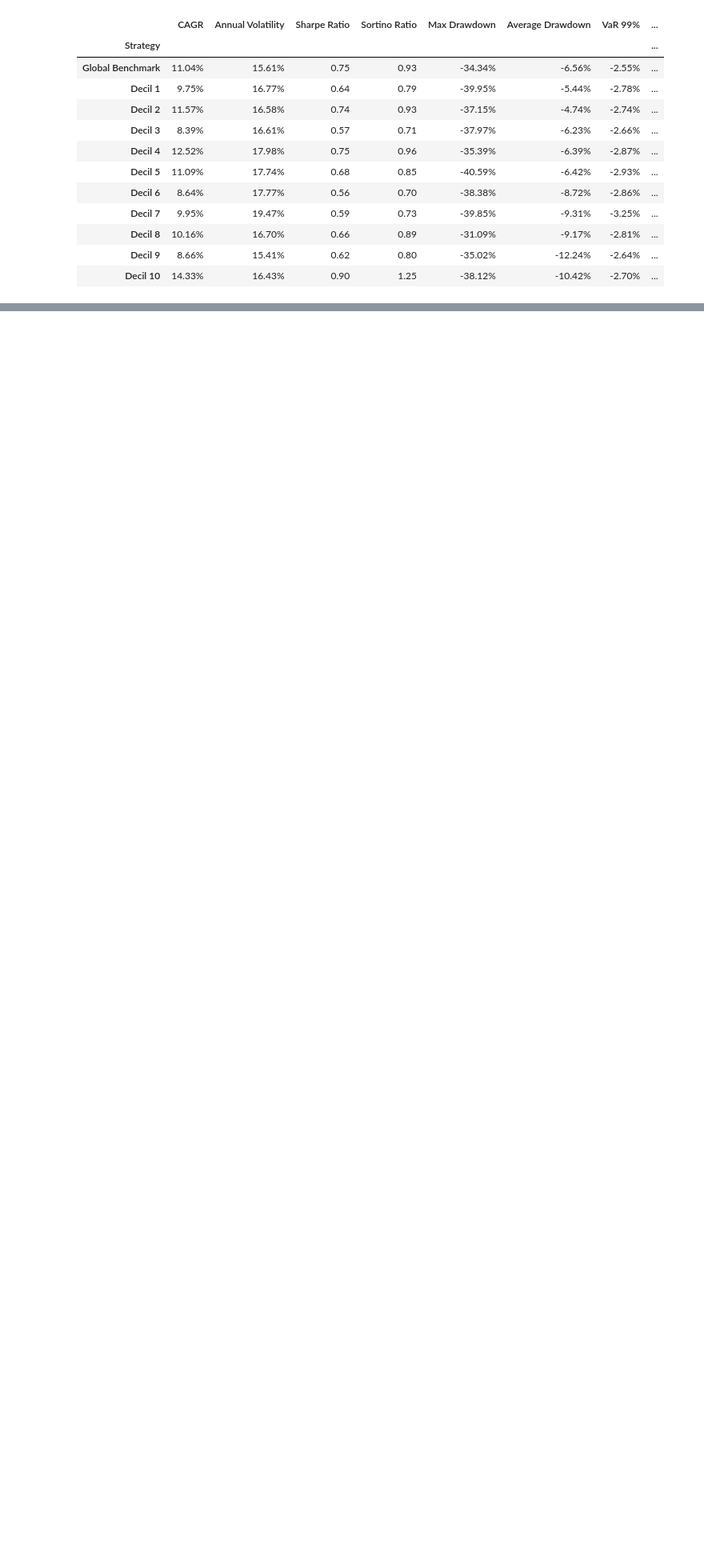
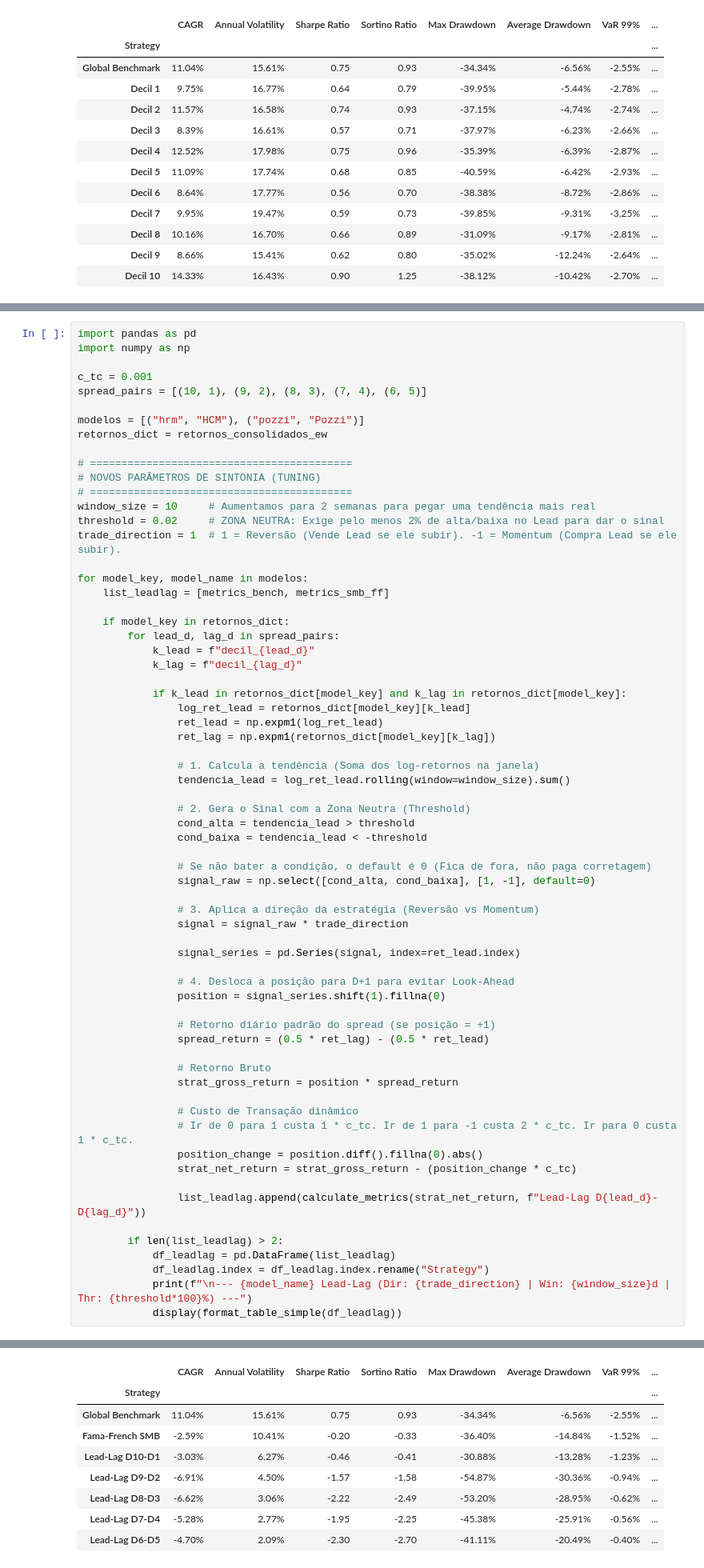
Before and after one commit to gustavoroque97/paper-financial-graph, a Jupyter notebook: code/trading/trading.ipynb, the cells around one changed output, grey strips where cells are left out. Shown at 80% size. Cells and saved outputs as stored; diff of their text form; blank space fills up the shorter version.

```diff
--- a/code/trading/trading.ipynb
+++ b/code/trading/trading.ipynb
@@ -527,0 +531,67 @@ display(format_table_simple(df_pozzi))
+# %%
+import pandas as pd
+import numpy as np
+
+c_tc = 0.001
+spread_pairs = [(10, 1), (9, 2), (8, 3), (7, 4), (6, 5)]
+
+modelos = [("hrm", "HCM"), ("pozzi", "Pozzi")]
+retornos_dict = retornos_consolidados_ew
+
+# ==========================================
+# NOVOS PARÂMETROS DE SINTONIA (TUNING)
+# ==========================================
+window_size = 10     # Aumentamos para 2 semanas para pegar uma tendência mais real
+threshold = 0.02     # ZONA NEUTRA: Exige pelo menos 2% de alta/baixa no Lead para dar o sinal
+trade_direction = 1  # 1 = Reversão (Vende Lead se ele subir). -1 = Momentum (Compra Lead se ele subir).
+
+for model_key, model_name in modelos:
+    list_leadlag = [metrics_bench, metrics_smb_ff]
+
+    if model_key in retornos_dict:
+        for lead_d, lag_d in spread_pairs:
+            k_lead = f"decil_{lead_d}"
+            k_lag = f"decil_{lag_d}"
+
+            if k_lead in retornos_dict[model_key] and k_lag in retornos_dict[model_key]:
+                log_ret_lead = retornos_dict[model_key][k_lead]
+                ret_lead = np.expm1(log_ret_lead)
+                ret_lag = np.expm1(retornos_dict[model_key][k_lag])
+
+                # 1. Calcula a tendência (Soma dos log-retornos na janela)
+                tendencia_lead = log_ret_lead.rolling(window=window_size).sum()
+
+                # 2. Gera o Sinal com a Zona Neutra (Threshold)
+                cond_alta = tendencia_lead > threshold
+                cond_baixa = tendencia_lead < -threshold
+
+                # Se não bater a condição, o default é 0 (Fica de fora, não paga corretagem)
+                signal_raw = np.select([cond_alta, cond_baixa], [1, -1], default=0)
+
+                # 3. Aplica a direção da estratégia (Reversão vs Momentum)
+                signal = signal_raw * trade_direction
+
+                signal_series = pd.Series(signal, index=ret_lead.index)
+
+                # 4. Desloca a posição para D+1 para evitar Look-Ahead
+                position = signal_series.shift(1).fillna(0)
+
+                # Retorno diário padrão do spread (se posição = +1)
+                spread_return = (0.5 * ret_lag) - (0.5 * ret_lead)
+
+                # Retorno Bruto
+                strat_gross_return = position * spread_return
+
+                # Custo de Transação dinâmico
+                # Ir de 0 para 1 custa 1 * c_tc. Ir de 1 para -1 custa 2 * c_tc. Ir para 0 custa 1 * c_tc.
+                position_change = position.diff().fillna(0).abs()
+                strat_net_return = strat_gross_return - (position_change * c_tc)
+
+                list_leadlag.append(calculate_metrics(strat_net_return, f"Lead-Lag D{lead_d}-D{lag_d}"))
+
+        if len(list_leadlag) > 2:
+            df_leadlag = pd.DataFrame(list_leadlag)
+            df_leadlag.index = df_leadlag.index.rename("Strategy")
+            print(f"\n--- {model_name} Lead-Lag (Dir: {trade_direction} | Win: {window_size}d | Thr: {threshold*100}%) ---")
+            display(format_table_simple(df_leadlag))
+# %% [output]
@@ -527,0 +599,9 @@ display(format_table_simple(df_pozzi))
+|  | CAGR | Annual Volatility | Sharpe Ratio | Sortino Ratio | Max Drawdown | Average Drawdown | VaR 99% | ... |
+| Strategy |  |  |  |  |  |  |  | ... |
+| Global Benchmark | 11.04% | 15.61% | 0.75 | 0.93 | -34.34% | -6.56% | -2.55% | ... |
+| Fama-French SMB | -2.59% | 10.41% | -0.20 | -0.33 | -36.40% | -14.84% | -1.52% | ... |
+| Lead-Lag D10-D1 | -3.03% | 6.27% | -0.46 | -0.41 | -30.88% | -13.28% | -1.23% | ... |
+| Lead-Lag D9-D2 | -6.91% | 4.50% | -1.57 | -1.58 | -54.87% | -30.36% | -0.94% | ... |
+| Lead-Lag D8-D3 | -6.62% | 3.06% | -2.22 | -2.49 | -53.20% | -28.95% | -0.62% | ... |
+| Lead-Lag D7-D4 | -5.28% | 2.77% | -1.95 | -2.25 | -45.38% | -25.91% | -0.56% | ... |
+| Lead-Lag D6-D5 | -4.70% | 2.09% | -2.30 | -2.70 | -41.11% | -20.49% | -0.40% | ... |
```
Also changed, not shown: parts of 2 cells of this notebook, 45 other files.
